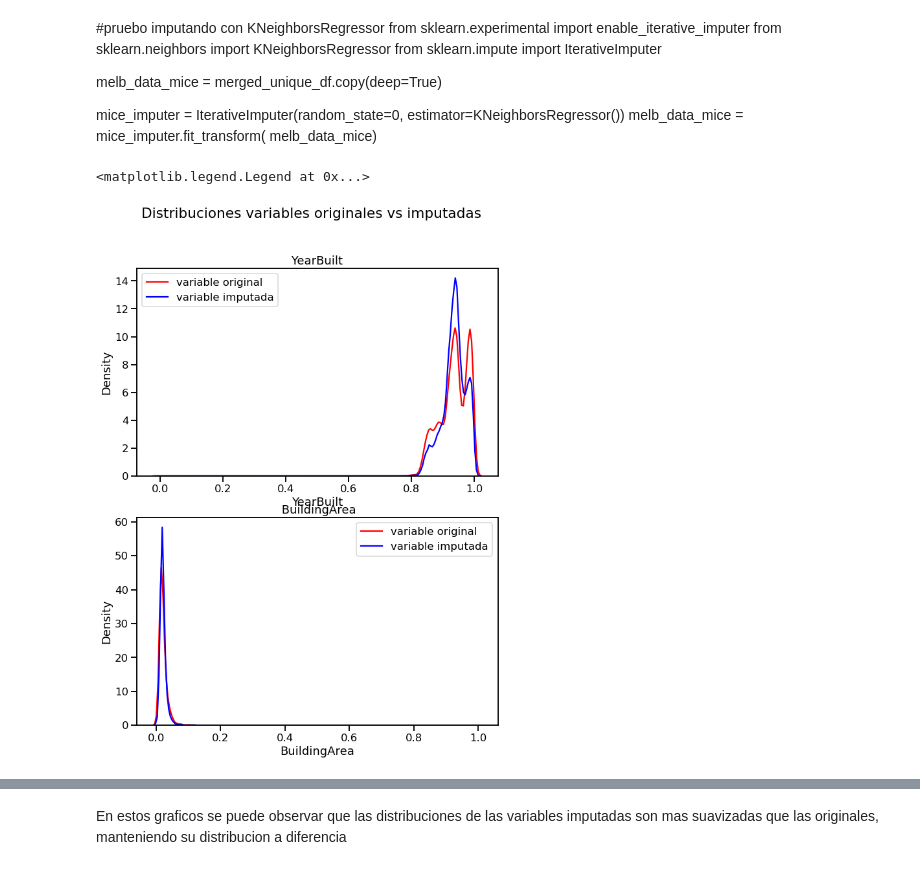
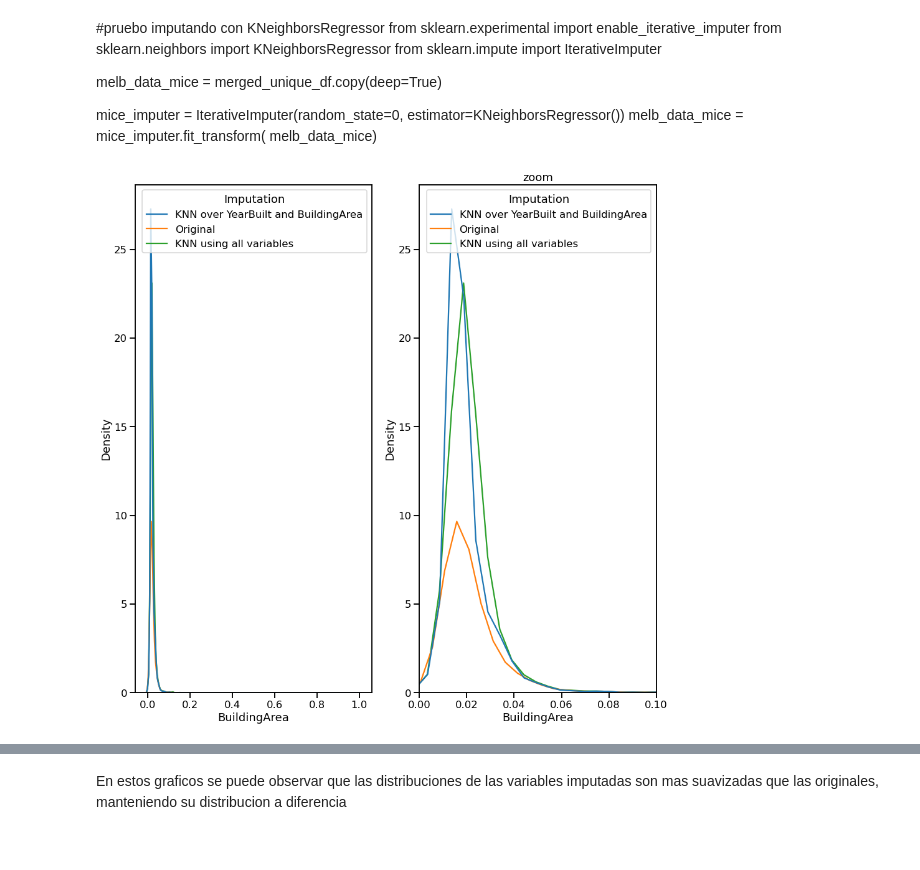
Before and after one commit to eliasexequiel/diplodatos, a Jupyter notebook: 02_analisis_y_curacion/entregable_parte2_wolfmann.ipynb, the cells around one changed output, grey strips where cells are left out. Cells and saved outputs as stored; diff of their text form; code cells hidden in the pictures.

```diff
--- a/02_analisis_y_curacion/entregable_parte2_wolfmann.ipynb
+++ b/02_analisis_y_curacion/entregable_parte2_wolfmann.ipynb
@@ -290,23 +290,28 @@ melb_data_mice = merged_unique_df.copy(deep=True)
 mice_imputer = IterativeImputer(random_state=0, estimator=KNeighborsRegressor())
 melb_data_mice = mice_imputer.fit_transform(
     melb_data_mice)
-# %%
-#grafico las distribuciones de las variables originales vs las variables imputadas
-fig, axes = plt.subplots(2, figsize=(10, 13))
-fig.suptitle('Distribuciones variables originales vs imputadas')
-color1='red'
-color2='blue'
-seaborn.kdeplot(ax=axes[0], x=merged_unique_df['YearBuilt'], color=color1,label='variable original')
-axes[0].set_title("\n\n YearBuilt ")
-seaborn.kdeplot(ax=axes[0], x=merged_unique_df_imputer['YearBuilt'], color=color2,label='variable imputada')
-
-
-seaborn.kdeplot(ax=axes[1], x=merged_unique_df['BuildingArea'], color=color1,label='variable original')
-axes[1].set_title("\n\n BuildingArea")
-seaborn.kdeplot(ax=axes[1], x=merged_unique_df_imputer['BuildingArea'], color=color2,label='variable imputada')
-
-axes[0].legend()
-axes[1].legend()
-# %% [output]
-<matplotlib.legend.Legend at 0x...>
-[figure, removed]
+# %%
+merged_unique_df_imputer_copy = merged_unique_df_imputer.BuildingArea.to_frame()
+
+merged_unique_df_imputer_copy['Imputation'] = 'KNN using all variables'
+
+mice_year_built = melb_data_mice.BuildingArea.to_frame()
+mice_year_built['Imputation'] = 'KNN over YearBuilt and BuildingArea'
+melb_year_build = merged_unique_df.BuildingArea.dropna().to_frame()
+melb_year_build['Imputation'] = 'Original'
+data = pandas.concat([mice_year_built, melb_year_build])
+data = pandas.concat([data,merged_unique_df_imputer_copy])
+
+fig, axes = plt.subplots(1, 2, figsize=(15, 15))
+
+
+g = seaborn.kdeplot(ax=axes[0],data=data, x='BuildingArea', hue='Imputation')
+
+
+g1 = seaborn.kdeplot(ax=axes[1],data=data, x='BuildingArea', hue='Imputation')
+g1.set_title('zoom')
+g1.set_xlim([0,0.1])
+
+plt.show()
+# %% [output]
+[figure, added]
```
Also changed, not shown: parts of 2 cells of this notebook, 2 other files.
